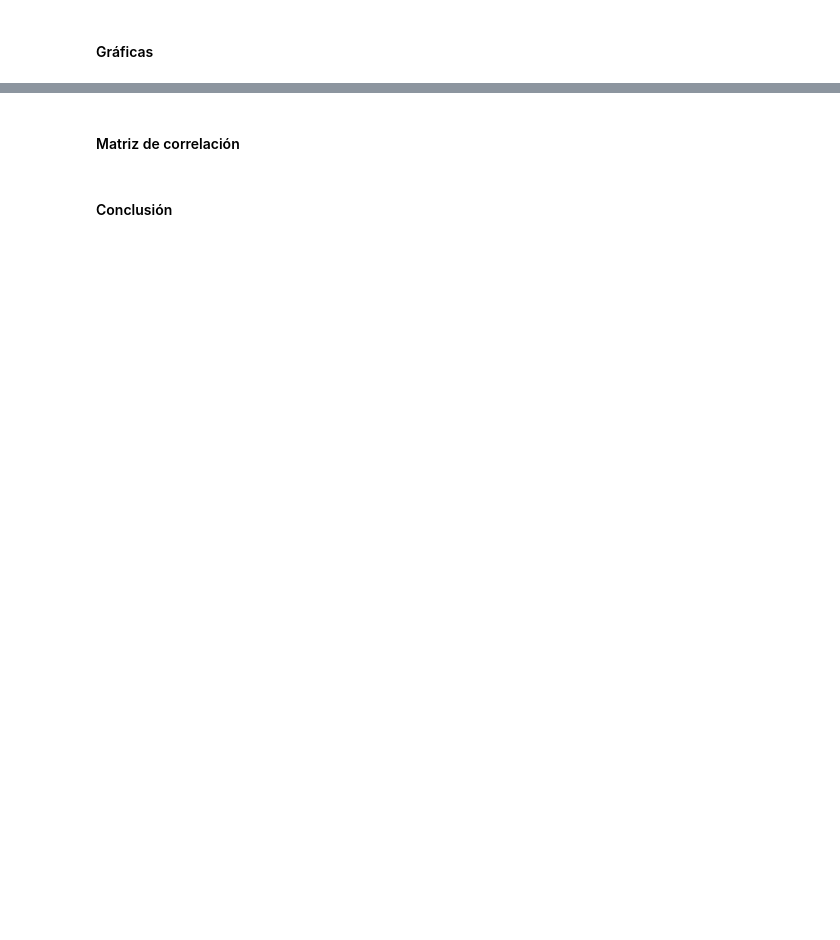
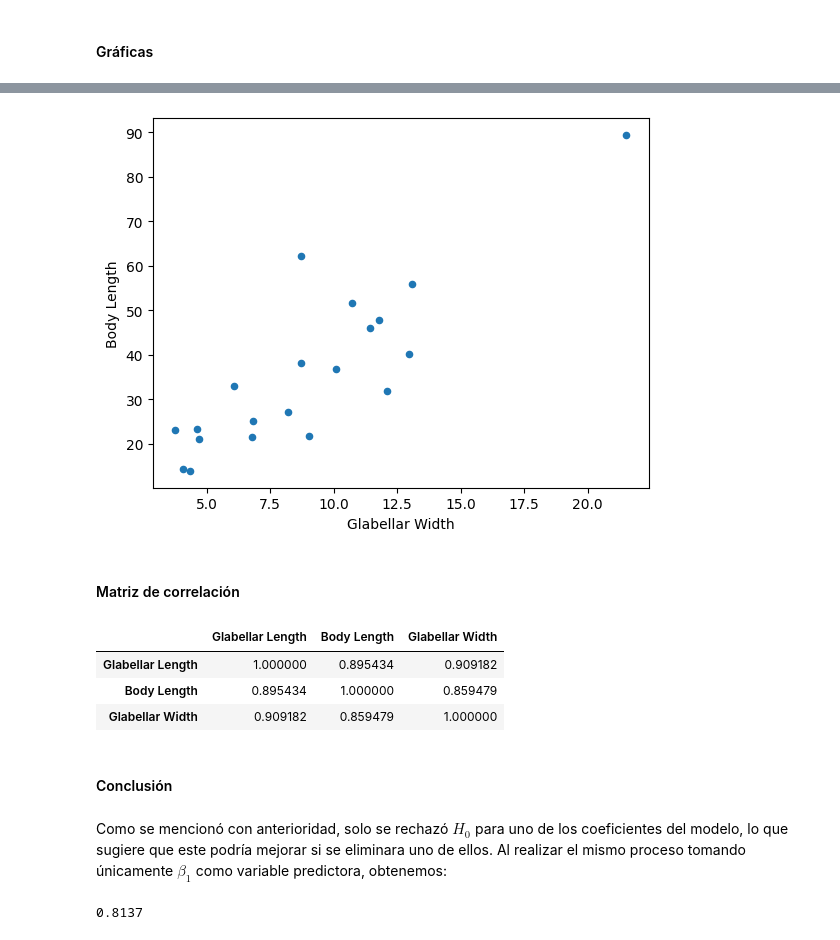
Before and after one commit to SandovalAguilar/estadistica, a Jupyter notebook: tercer_parcial/examen_notebook.ipynb, the cells around one changed output, grey strips where cells are left out. Cells and saved outputs as stored; diff of their text form; code cells hidden in the pictures; blank space fills up the shorter version.

```diff
--- a/tercer_parcial/examen_notebook.ipynb
+++ b/tercer_parcial/examen_notebook.ipynb
@@ -98,4 +133,19 @@ plt.scatter(df['Glabellar Length'], y)
+# %%
+ax_2 = df.plot(x = 'Glabellar Width', y = 'Body Length', kind = 'scatter')
+# %% [output]
+[figure, added]
 # %% [markdown]
 #### Matriz de correlación
+# %%
+# Correlation matrix and plot
+matrix_corr = df[['Glabellar Length', 'Body Length', 'Glabellar Width']].corr()
+matrix_corr.style.background_gradient(cmap = 'coolwarm')
+# %% [output]
+|  | Glabellar Length | Body Length | Glabellar Width |
+| Glabellar Length | 1.000000 | 0.895434 | 0.909182 |
+| Body Length | 0.895434 | 1.000000 | 0.859479 |
+| Glabellar Width | 0.909182 | 0.859479 | 1.000000 |
 # %% [markdown]
 #### Conclusión
+# %% [markdown]
+Como se mencionó con anterioridad, solo se rechazó $H_0$ para uno de los coeficientes del modelo, lo que sugiere que este podría mejorar si se eliminara uno de ellos. Al realizar el mismo proceso tomando únicamente $\beta_1$ como variable predictora, obtenemos:
@@ -101,0 +159,4 @@ plt.scatter(df['Glabellar Length'], y)
+# %%
+round(ln_model.rsquared, 4)
+# %% [output]
+0.8137
```
Also changed, not shown: parts of 33 cells of this notebook, 5 other files.
